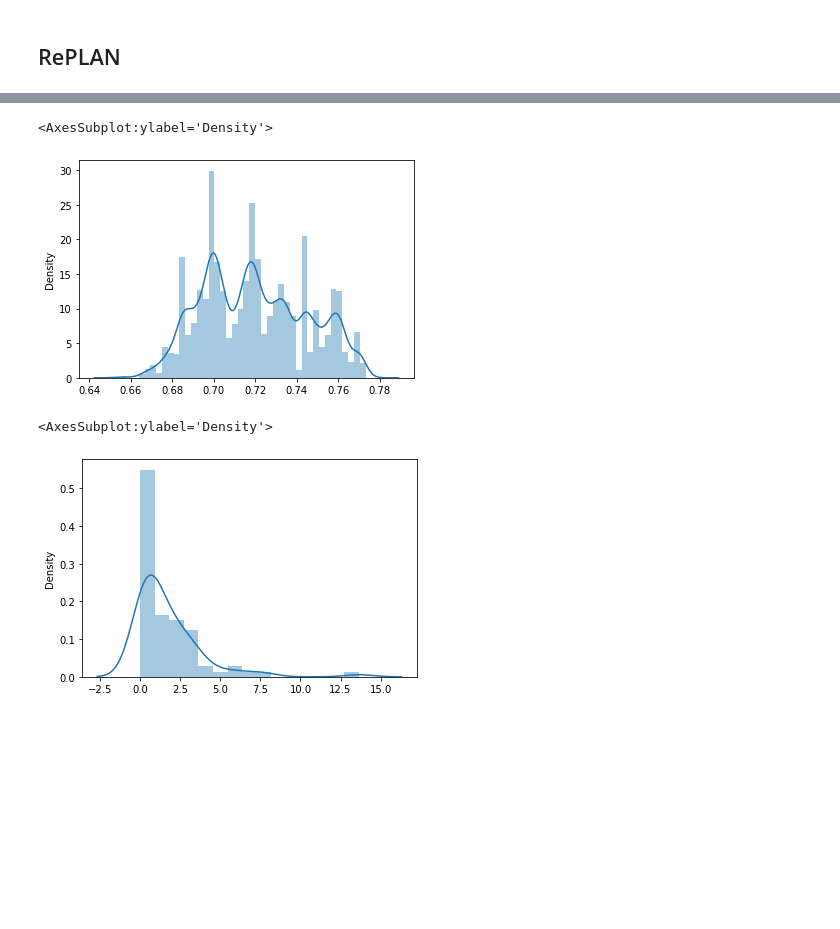
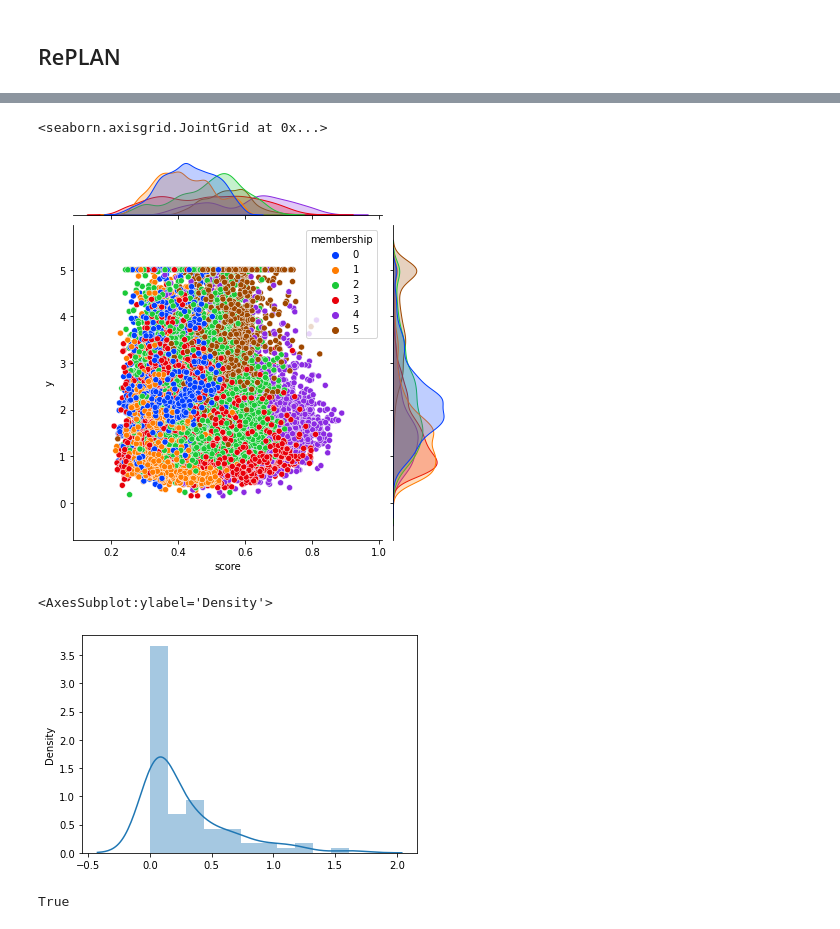
Before and after one commit to AlanGanem/replan, a Jupyter notebook: notebooks_dev/replan.ipynb, the cells around one changed output, grey strips where cells are left out. Cells and saved outputs as stored; diff of their text form; code cells hidden in the pictures; blank space fills up the shorter version.

```diff
--- a/notebooks_dev/replan.ipynb
+++ b/notebooks_dev/replan.ipynb
@@ -792,13 +855,22 @@ Name: y, dtype: object
-# %%
-from sklearn.preprocessing import normalize
-sns.distplot(normalize(embs, norm = 'l1').max(1))
-# %% [output]
-<AxesSubplot:ylabel='Density'>
-[figure, removed]
+# %%
+#sns.scatterplot(data = point_membership[msk], x = 'score', y = 'y', hue = 'membership', palette = 'bright', shade = True, )
+sns.jointplot(data = point_membership[msk], x = 'score', y = 'y', hue = 'membership', palette = 'bright')
+# %% [output]
+<seaborn.axisgrid.JointGrid at 0x...>
+[figure, added]
 # %%
 import seaborn as sns
-sns.distplot(np.abs(clf.coef_).sum(0))
+sns.distplot(np.abs(pureg.linear_estimator.coef_))
 # %% [output]
 <AxesSubplot:ylabel='Density'>
-[figure, old version]
+[figure, new version]
+# %%
+import networkx as nx
+
+G = nx.DiGraph()
+G.add_node(0, estimator = pureg, is_root = True, is_leaf = False)
+
+G.nodes[0]['is_root']
+# %% [output]
+True
 # %%
```
Also changed, not shown: parts of 12 cells of this notebook.
